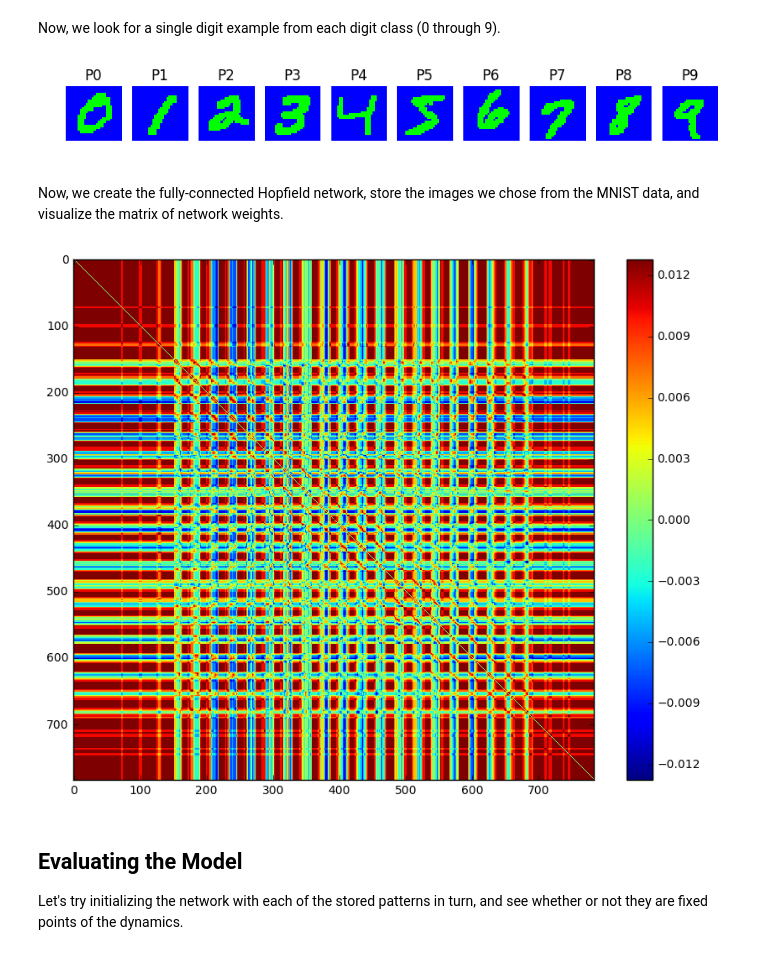
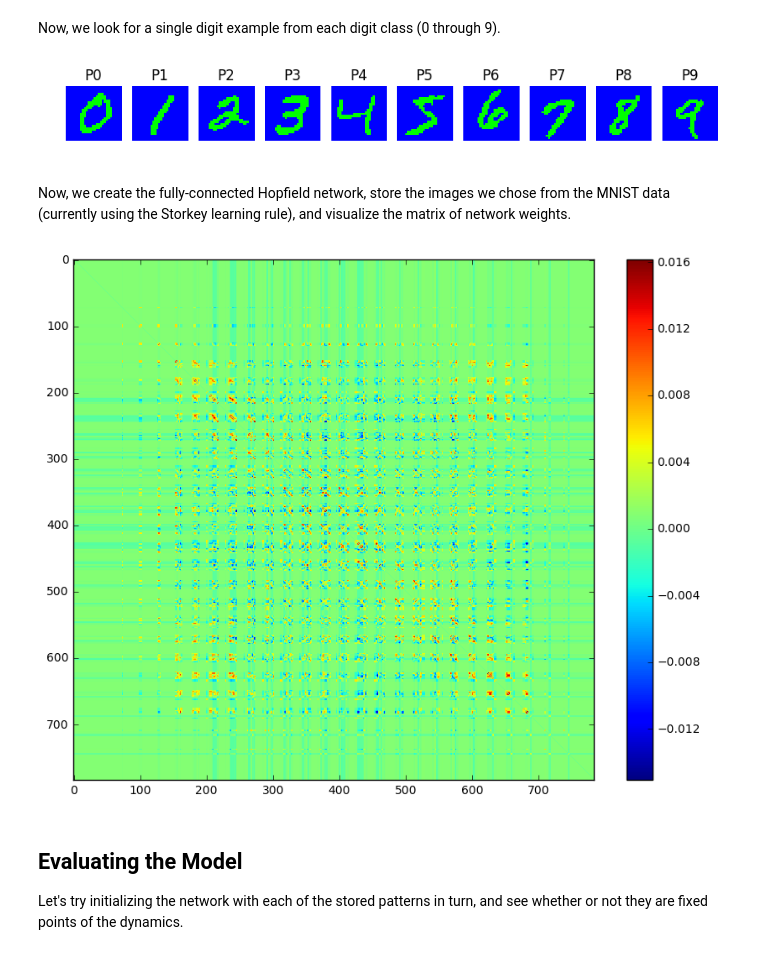
Before and after one commit to djsaunde/Hopfield, a Jupyter notebook: code/Fully Connected Hopfield Network MNIST Experiment.ipynb, the cells around one changed output. Cells and saved outputs as stored; diff of their text form; code cells hidden in the pictures.

Commit message:
Adding Storkey update rule (vectorized with numpy broadcasting trick). Very fast and effective! :)

```diff
--- a/code/Fully Connected Hopfield Network MNIST Experiment.ipynb
+++ b/code/Fully Connected Hopfield Network MNIST Experiment.ipynb
@@ -34,7 +31,7 @@ images, labels = util.load_mnist()
 Preprocessing data by thresholding values greater than a constant $c$ to 1 and values less than or equal to $c$ to -1.
 # %%
 # change this to change thresholding preprocessing behavior
-c = 1
+c = 100
 
 # bipolarizing the MNIST digits
 images = np.asarray(2 * (images >= c) - 1, dtype=np.int)
@@ -55,20 +52,20 @@ for i in range(10):
 # plot the selected MNIST digit patterns (thresholded and bipolarized)
 plot_tools.plot_pattern_list(images_to_store)
 # %% [output]
-[figure, old version]
+[figure, new version]
 # %% [markdown]
-Now, we create the fully-connected Hopfield network, store the images we chose from the MNIST data, and visualize the matrix of network weights.
+Now, we create the fully-connected Hopfield network, store the images we chose from the MNIST data (currently using the Storkey learning rule), and visualize the matrix of network weights.
 # %%
 # create fully connected Hopfield network with 28 x 28 neurons
 nn = HopfieldNetwork(nr_neurons=28*28, connectivity='full')
 
 # store the patterns in the network
-nn.store_patterns(images_to_store)
+nn.store_patterns_storkey(images_to_store)
 
 # take a look at network weights
 plot_tools.plot_network_weights(hopfield_network=nn)
 # %% [output]
-[figure, old version]
+[figure, new version]
 # %% [markdown]
 ## Evaluating the Model
 
```
Also changed, not shown: parts of 3 cells of this notebook, 7 other files.
